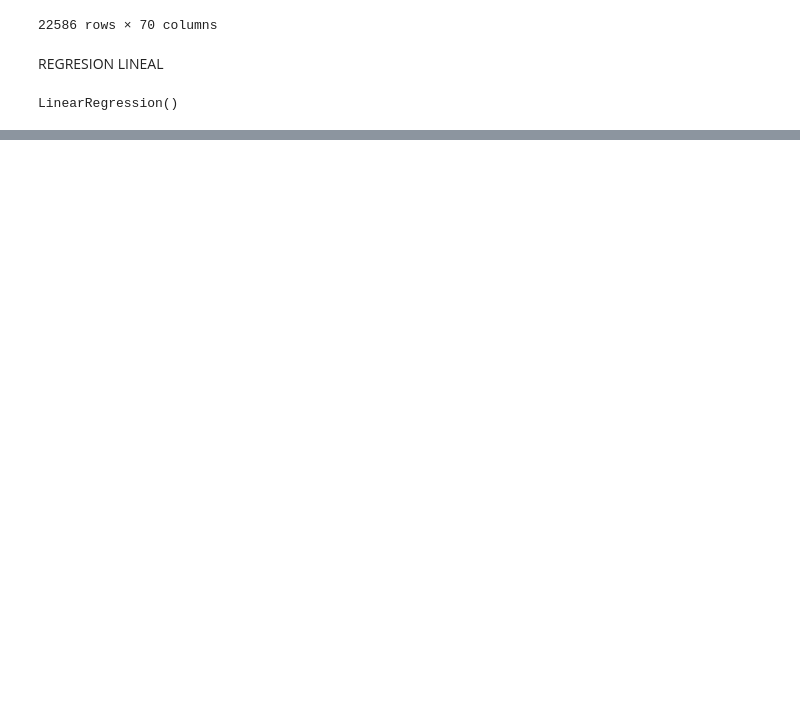
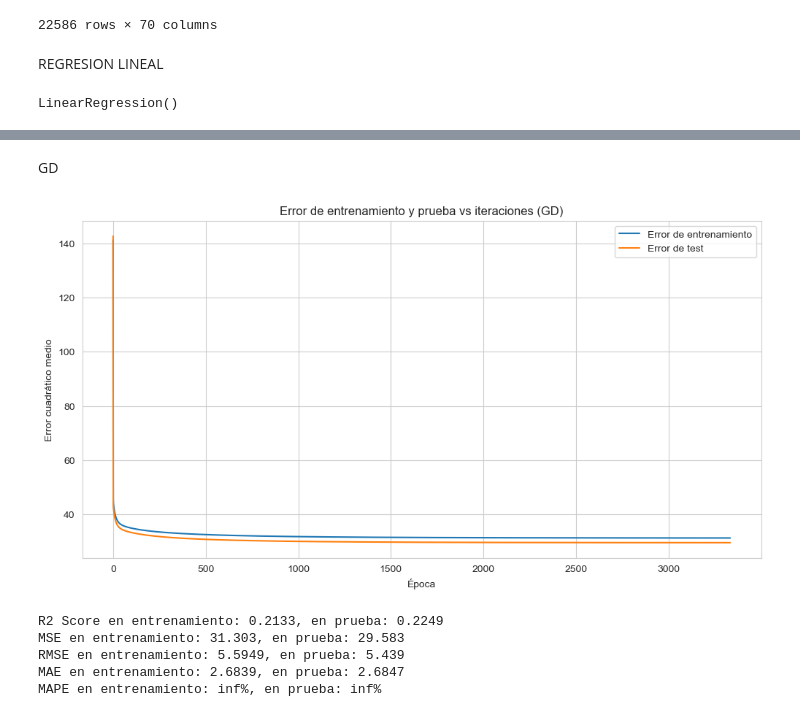
Before and after one commit to agustinarenas/AA1-TUIA-Arenas, a Jupyter notebook: TP-integrador-AA1.ipynb, the cells around one changed output, grey strips where cells are left out. Drawn from its saved outputs; the diff is of its cells as text; code cells hidden in the pictures; blank space fills up the shorter version.

```diff
--- a/TP-integrador-AA1.ipynb
+++ b/TP-integrador-AA1.ipynb
@@ -717,0 +716,4 @@ MAPE: 2.6042
+# %%
+lasso = Lasso(alpha=0.1)
+ridge = Ridge(alpha=0.1)
+elasticnet = ElasticNet(alpha=0.1, l1_ratio=0.5)
@@ -717,0 +759,2 @@ MAPE: 2.6042
+# %%
+lasso.fit(x_train, y_train)
@@ -717,0 +795,2 @@ MAPE: 2.6042
+# %%
+elasticnet.fit(x_train, y_train)
@@ -717,0 +829,2 @@ MAPE: 2.6042
+# %% [markdown]
+GD
@@ -717,0 +896,41 @@ MAPE: 2.6042
+# %%
+w, x_train, x_test = gradient_descent(x_train, y_train.values.reshape(-1,1), x_test, y_test.values.reshape(-1,1), lr=0.01, epochs=3333)
+# %% [output]
+[figure, added]
+# %%
+# Realizar predicciones en el conjunto de entrenamiento y prueba
+y_train_pred_dg = x_train.dot(w)
+y_test_pred_dg = x_test.dot(w)
+
+# Calcular R2 Score
+r2_train = r2_score(y_train, y_train_pred_dg)
+r2_test = r2_score(y_test, y_test_pred_dg)
+
+# Calcular MSE
+mse_train = mean_squared_error(y_train, y_train_pred_dg)
+mse_test = mean_squared_error(y_test, y_test_pred_dg)
+
+# Calcular RMSE
+rmse_train = np.sqrt(mse_train)
+rmse_test = np.sqrt(mse_test)
+
+# Calcular MAE
+mae_train = mean_absolute_error(y_train, y_train_pred_dg)
+mae_test = mean_absolute_error(y_test, y_test_pred_dg)
+
+# Calcular MAPE
+mape_train = np.mean(np.abs((y_train.values.reshape(-1,1) - y_train_pred_dg) / y_train.values.reshape(-1,1))) * 100
+mape_test = np.mean(np.abs((y_test.values.reshape(-1,1) - y_test_pred_dg) / y_test.values.reshape(-1,1))) * 100
+
+# Imprimir las métricas
+print(f'R2 Score en entrenamiento: {r2_train.round(4)}, en prueba: {r2_test.round(4)}')
+print(f'MSE en entrenamiento: {mse_train.round(4)}, en prueba: {mse_test.round(4)}')
+print(f'RMSE en entrenamiento: {rmse_train.round(4)}, en prueba: {rmse_test.round(4)}')
+print(f'MAE en entrenamiento: {mae_train.round(4)}, en prueba: {mae_test.round(4)}')
+print(f'MAPE en entrenamiento: {mape_train.round(4)}%, en prueba: {mape_test.round(4)}%')
+# %% [output]
+R2 Score en entrenamiento: 0.2133, en prueba: 0.2249
+MSE en entrenamiento: 31.303, en prueba: 29.583
+RMSE en entrenamiento: 5.5949, en prueba: 5.439
+MAE en entrenamiento: 2.6839, en prueba: 2.6847
+MAPE en entrenamiento: inf%, en prueba: inf%
```
Also changed, not shown: parts of 20 cells of this notebook.
